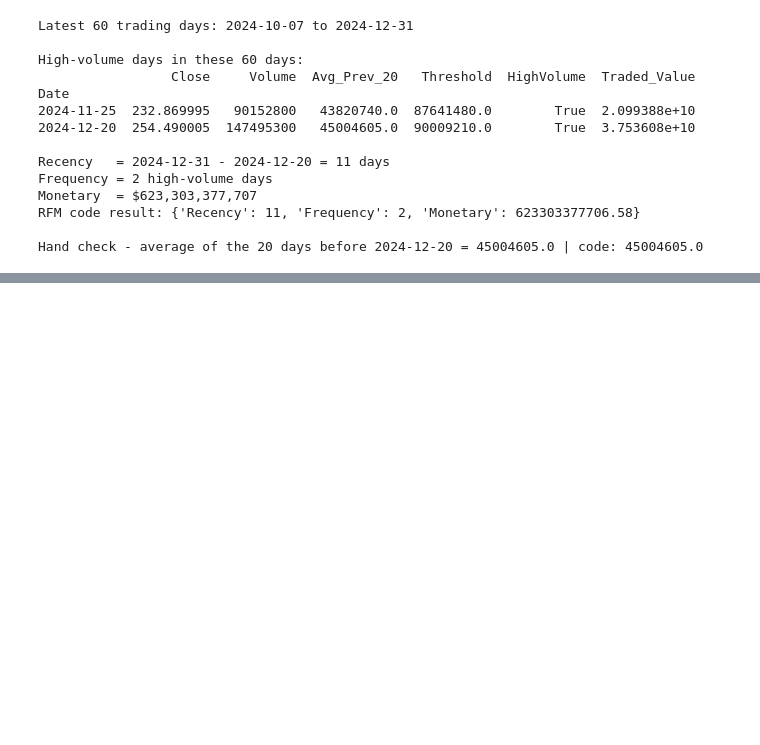
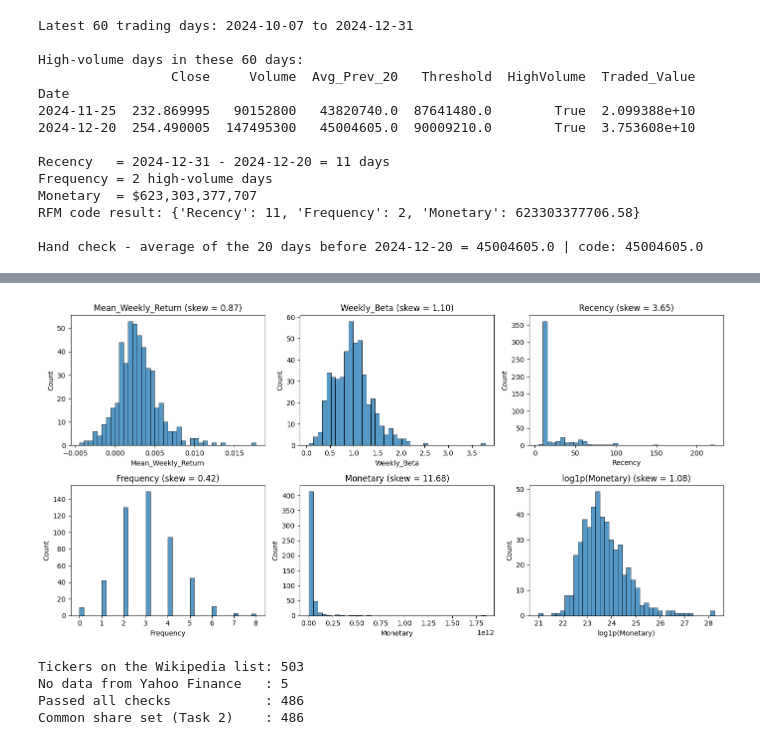
Before and after one commit to suhailnoor1821/CRM_CW1_Stock_Segmentation, a Jupyter notebook: CRM_CW1.ipynb, the cells around one changed output, grey strips where cells are left out. Drawn from its saved outputs; the diff is of its cells as text; code cells hidden in the pictures; blank space fills up the shorter version.

Commit message:
1.5 Feature table

```diff
--- a/CRM_CW1.ipynb
+++ b/CRM_CW1.ipynb
@@ -560,0 +564,19 @@ Hand check - average of the 20 days before 2024-12-20 = 45004605.0 | code: 45004
+# %%
+# Task 1.5: Feature table - one row per share with all five features
+feature_table = sp500_df.set_index('Ticker').loc[included, ['Security', 'GICS Sector']]
+feature_table['Mean_Weekly_Return'] = mean_weekly_return
+feature_table['Weekly_Beta'] = beta_df['Beta']
+feature_table['Weekly_Obs'] = beta_df['Paired_weeks']
+feature_table['Recency'] = rfm['Recency']
+feature_table['Frequency'] = rfm['Frequency']
+feature_table['Monetary'] = rfm['Monetary']
+feature_table['Last_HighVol_Date'] = rfm['Last_Event']
+feature_table['Observation_Date'] = observation_date.date()
+
+# Common share set = shares that have all five features (used for all of Task 2)
+features = ['Mean_Weekly_Return', 'Weekly_Beta', 'Recency', 'Frequency', 'Monetary']
+feature_table['Common_Valid'] = feature_table[features].notna().all(axis=1)
+
+feature_table.to_csv(f'{output_dir}/feature_table_task1.csv')
+print('Shares in feature table:', len(feature_table), '| common share set:', feature_table['Common_Valid'].sum())
+feature_table.head(10)
@@ -560,0 +597,8 @@ Hand check - average of the 20 days before 2024-12-20 = 45004605.0 | code: 45004
+# %%
+# Summary of each feature (mean, min, max, etc.) and how skewed it is
+common = feature_table[feature_table['Common_Valid']]
+summary = common[features].astype(float).describe().T
+summary['skew'] = common[features].astype(float).skew()
+summary.to_csv(f'{output_dir}/feature_summary_task1.csv')
+print('Skew of log1p(Monetary):', round(np.log1p(common['Monetary']).skew(), 2))
+summary
@@ -560,0 +613,30 @@ Hand check - average of the 20 days before 2024-12-20 = 45004605.0 | code: 45004
+# %%
+# Histograms of the five features (and Monetary after log1p)
+plot_data = common[features].astype(float).copy()
+plot_data['log1p(Monetary)'] = np.log1p(plot_data['Monetary'])
+
+fig, axes = plt.subplots(2, 3, figsize=(14, 7))
+for ax, col in zip(axes.ravel(), plot_data.columns):
+    sns.histplot(plot_data[col], bins=40, ax=ax)
+    ax.set_title(f'{col} (skew = {plot_data[col].skew():.2f})')
+plt.tight_layout()
+plt.savefig(f'{output_dir}/feature_distributions_task1.png', dpi=150)
+plt.show()
+# %% [output]
+[figure, added]
+# %%
+# Inclusion / exclusion list: every ticker, whether it was kept, and why not
+log = checks[['Security', 'GICS Sector', 'First_Date', 'Exclusion_Reason']].copy()
+log['Included'] = log['Exclusion_Reason'] == ''
+log['Common_Valid'] = log.index.isin(feature_table.index[feature_table['Common_Valid']])
+log.to_csv(f'{output_dir}/inclusion_exclusion_log.csv')
+
+print('Tickers on the Wikipedia list:', len(log))
+print('No data from Yahoo Finance   :', (log['Exclusion_Reason'] == 'No data from Yahoo Finance').sum())
+print('Passed all checks            :', log['Included'].sum())
+print('Common share set (Task 2)    :', log['Common_Valid'].sum())
+# %% [output]
+Tickers on the Wikipedia list: 503
+No data from Yahoo Finance   : 5
+Passed all checks            : 486
+Common share set (Task 2)    : 486
```
Also changed, not shown: parts of 6 cells of this notebook.
